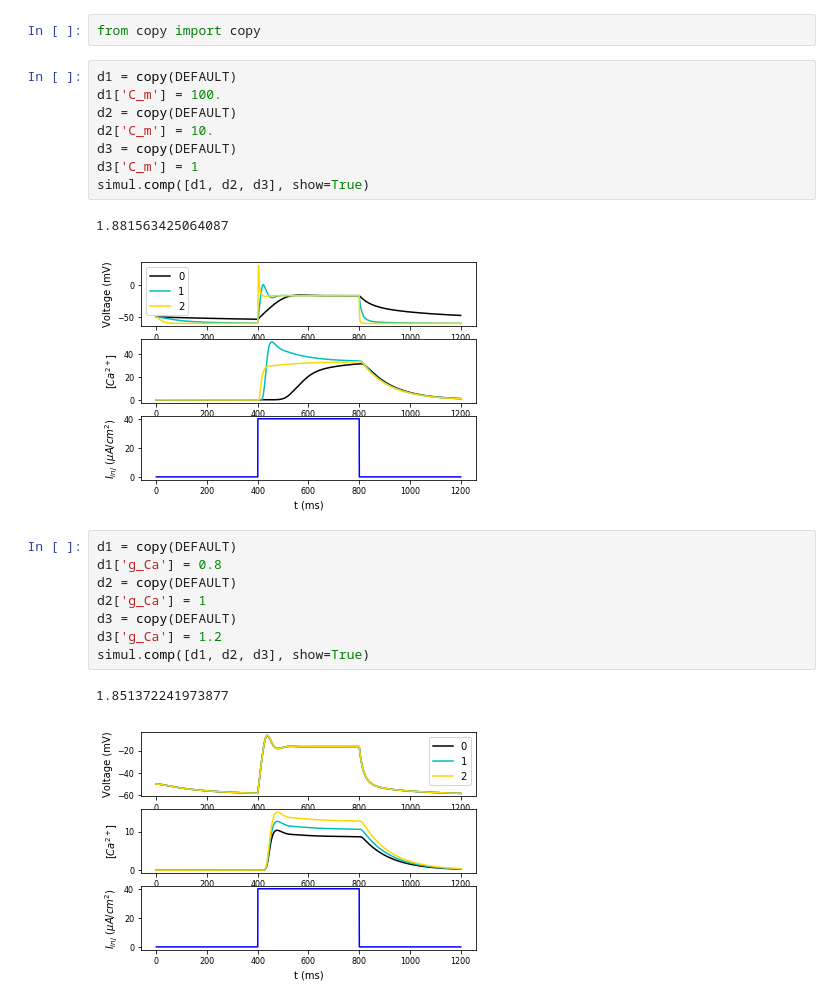
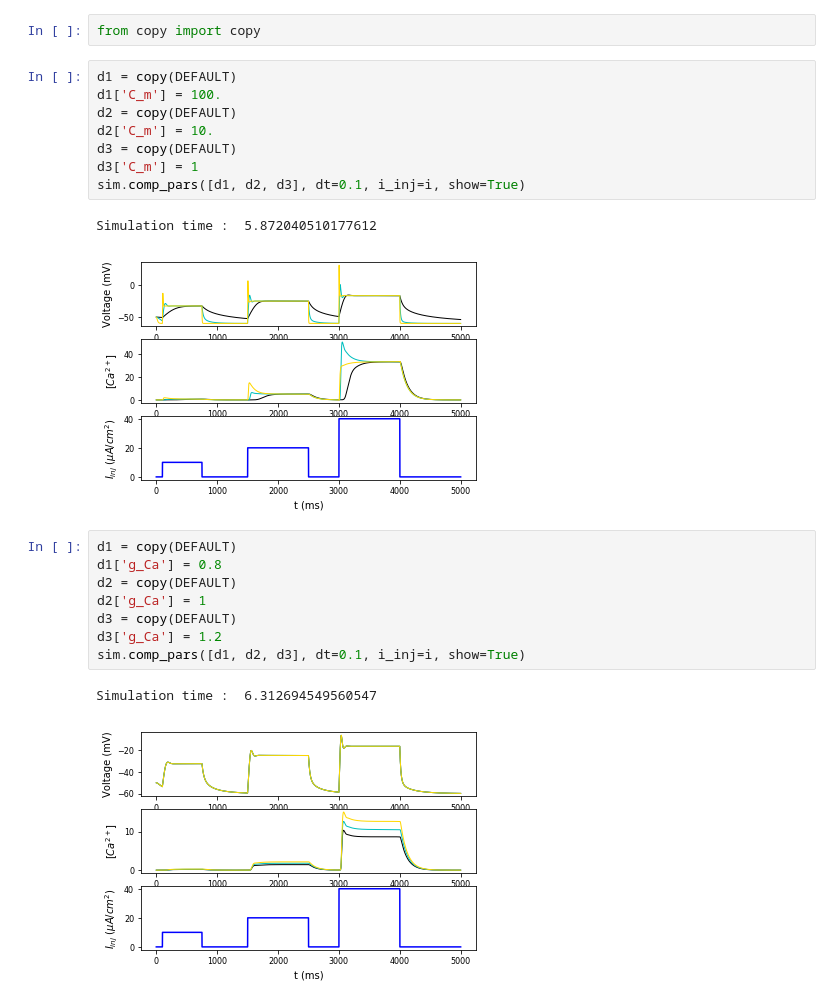
Before and after one commit to MarcJavin/ODYNN, a Jupyter notebook: tutorial/Running simulations.ipynb, the cells around one changed output. Drawn from its saved outputs; the diff is of its cells as text.

```diff
--- a/tutorial/Running simulations.ipynb
+++ b/tutorial/Running simulations.ipynb
@@ -55,14 +56,14 @@ from copy import copy
 # %%
 d1 = copy(DEFAULT)
 d1['C_m'] = 100.
 d2 = copy(DEFAULT)
 d2['C_m'] = 10.
 d3 = copy(DEFAULT)
 d3['C_m'] = 1
-simul.comp([d1, d2, d3], show=True)
+sim.comp_pars([d1, d2, d3], dt=0.1, i_inj=i, show=True)
 # %% [output]
-1.881563425064087
+Simulation time :  5.872040510177612
-[figure, old version]
+[figure, new version]
 # %%
 d1 = copy(DEFAULT)
 d1['g_Ca'] = 0.8
@@ -70,7 +71,7 @@ d2 = copy(DEFAULT)
 d2['g_Ca'] = 1
 d3 = copy(DEFAULT)
 d3['g_Ca'] = 1.2
-simul.comp([d1, d2, d3], show=True)
+sim.comp_pars([d1, d2, d3], dt=0.1, i_inj=i, show=True)
 # %% [output]
-1.851372241973877
+Simulation time :  6.312694549560547
-[figure, old version]
+[figure, new version]
```
Also changed, not shown: parts of 3 cells of this notebook, 21 other files.
